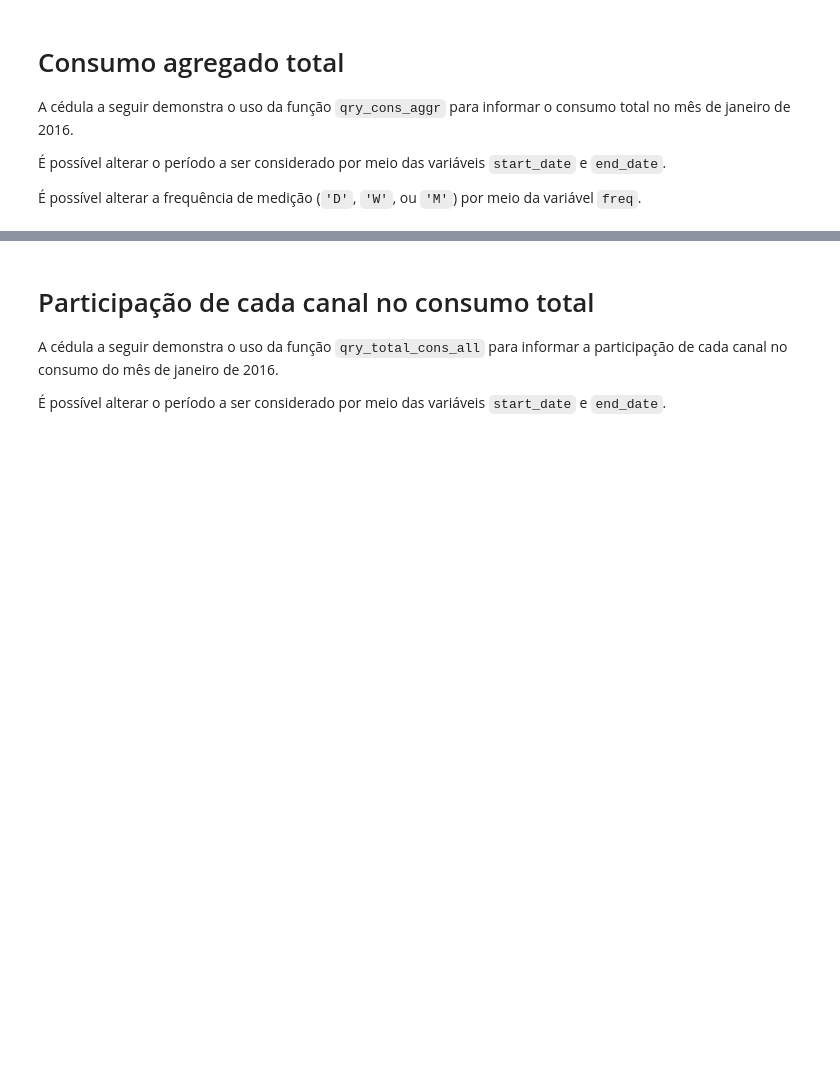
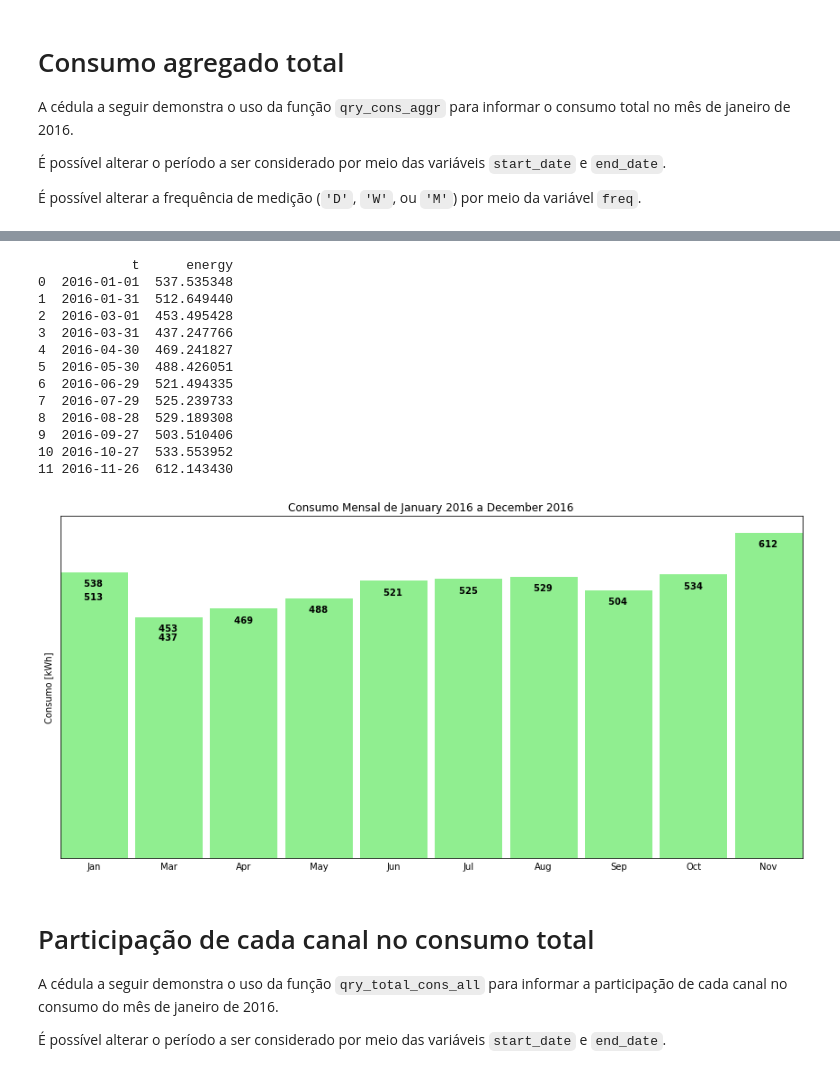
Before and after one commit to tiagoyukio12/TCC-2019, a Jupyter notebook: info_vis.ipynb, the cells around one changed output, grey strips where cells are left out. Saved outputs shown, nothing was run; the diff lists cells and outputs as text; code cells hidden in the pictures; blank space fills up the shorter version.

```diff
--- a/info_vis.ipynb
+++ b/info_vis.ipynb
@@ -291,14 +180,9 @@ cmap = plt.cm.Accent
 colors = cmap(np.linspace(0., 1., len(select_channels)))
 bottom = 0
 for i in range(len(select_channels)):
-    query = qry_cons_channel(select_channels[i], start_date, end_date, frequency=freq)
-
-    # Convert query string to pandas.DataFrame
-    ch = pd.read_csv(StringIO(query), delimiter=',', header=0, usecols=[1, 2])
-    ch.t = pd.to_datetime(ch.t)
+    ch = info_vis.qry_cons_channel(select_channels[i], start_date, end_date, frequency=freq)
 
     # Plot query results
-    #plt.plot(ch.t, ch.energy, label=labels.iloc[i]['name'])
     if i == 0:
         plt.bar(ch.t.dt.strftime('%d-%m'), ch.energy, label=labels.iloc[i]['name'], color=colors[i])
     else:
@@ -418,3 +217,51 @@ plt.show()
+# %%
+# Plot daily consumption for each channel for all period available
+start_date = pd.to_datetime('2016-01')
+end_date = pd.to_datetime('2016-12-31')
+freq = 'M'
+
+cons = info_vis.qry_cons_aggr(start_date, end_date, freq)
+query = cons.to_csv()
+cons = pd.read_csv(StringIO(query), delimiter=',', header=0, usecols=[1, 2])
+cons.t = pd.to_datetime(cons.t)
+print(cons)
+
+# Plot query results
+fig, ax = plt.subplots()
+plt.title('Consumo Mensal de {} a {}'.format(start_date.strftime("%B %Y"), end_date.strftime("%B %Y")))
+month_names = cons.t.dt.month.apply(lambda x: calendar.month_abbr[x])  # convert month numbers to names
+plt.bar(month_names, cons.energy, width=0.9, color='lightgreen')
+plt.ylabel('Consumo [kWh]')
+ax.set_yticklabels([])  # hide tick labels
+ax.tick_params(axis=u'both', which=u'both',length=0)  # hide tick marks
+plt.margins(x=0)  # remove white space
+
+# Add values at the top of each bar
+rects = ax.patches
+bar_labels = ["{:5.0f}".format(cons.iloc[i].energy) for i in range(len(rects))]
+for rect, label in zip(rects, bar_labels):
+    height = rect.get_height()
+    ax.text(rect.get_x() - 0.05 + rect.get_width()/2, height - 30, label,
+            ha='center', va='bottom', weight = 'bold')
+
+fig.set_size_inches(12, 6)
+plt.savefig('plot/visualizacao/aggr_monthly.png')
+plt.show()
+# %% [output]
+            t      energy
+0  2016-01-01  537.535348
+1  2016-01-31  512.649440
+2  2016-03-01  453.495428
+3  2016-03-31  437.247766
+4  2016-04-30  469.241827
+5  2016-05-30  488.426051
+6  2016-06-29  521.494335
+7  2016-07-29  525.239733
+8  2016-08-28  529.189308
+9  2016-09-27  503.510406
+10 2016-10-27  533.553952
+11 2016-11-26  612.143430
+[figure, added]
 # %% [markdown]
 # Participação de cada canal no consumo total
 
```
Also changed, not shown: parts of 11 cells of this notebook, 1 other file.
